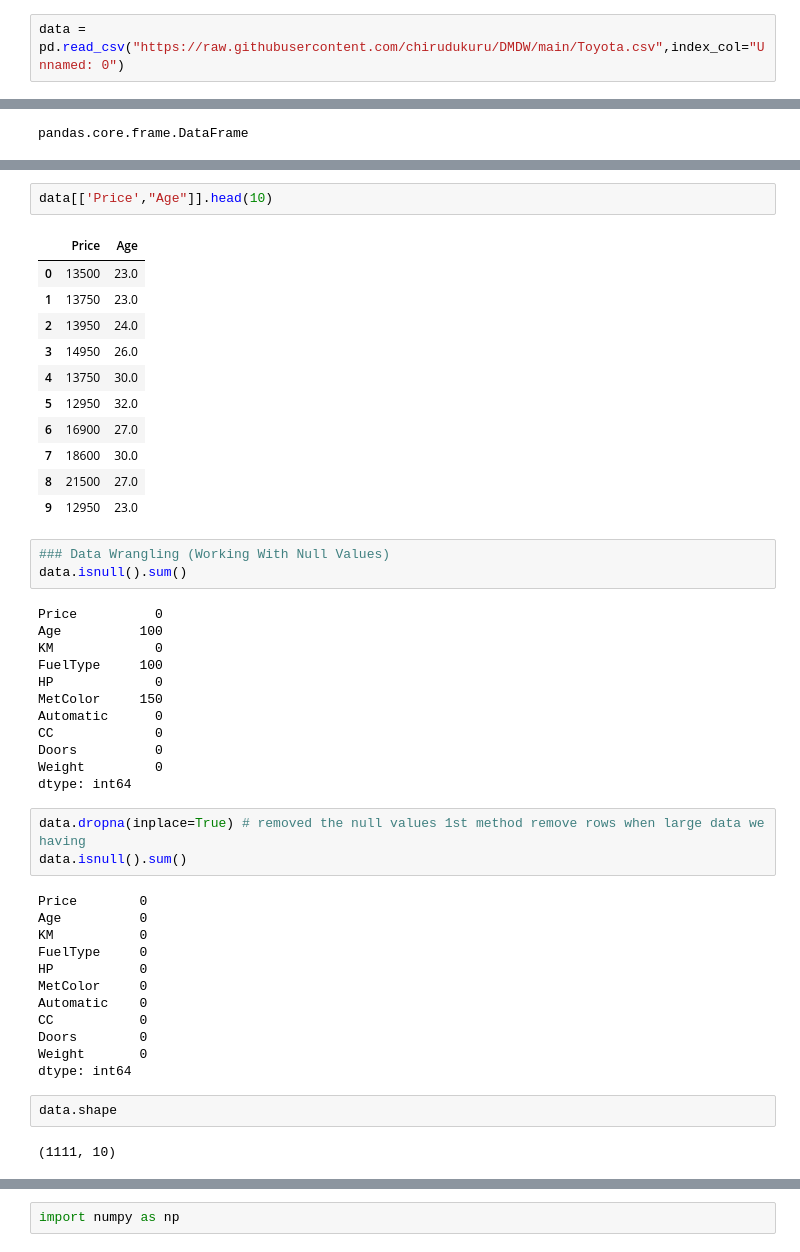
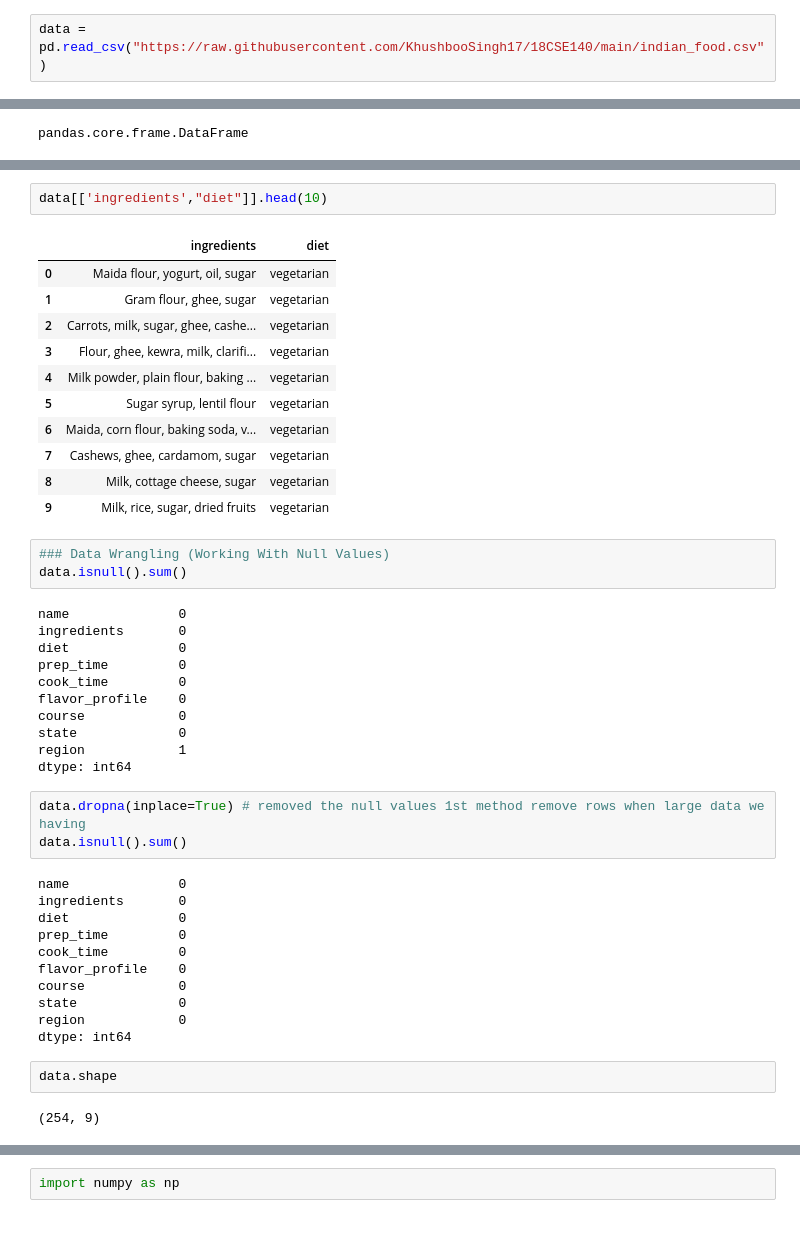
Before and after one commit to KhushbooSingh17/18CSE140, a Jupyter notebook: Assignment2.ipynb, the cells around one changed output, grey strips where cells are left out. Saved outputs shown, nothing was run; the diff lists cells and outputs as text.

```diff
--- a/Assignment2.ipynb
+++ b/Assignment2.ipynb
@@ -26,5 +26,5 @@ data
 # %%
-data = pd.read_csv("https://raw.githubusercontent.com/chirudukuru/DMDW/main/Toyota.csv",index_col="Unnamed: 0")
+data = pd.read_csv("https://raw.githubusercontent.com/KhushbooSingh17/18CSE140/main/indian_food.csv")
 # %%
 data
 # %% [output]
@@ -110,49 +106,47 @@ data.head(3)
 # %%
-data[['Price',"Age"]].head(10)
+data[['ingredients',"diet"]].head(10)
 # %% [output]
-|  | Price | Age |
-| 0 | 13500 | 23.0 |
-| 1 | 13750 | 23.0 |
-| 2 | 13950 | 24.0 |
-| 3 | 14950 | 26.0 |
-| 4 | 13750 | 30.0 |
-| 5 | 12950 | 32.0 |
-| 6 | 16900 | 27.0 |
-| 7 | 18600 | 30.0 |
-| 8 | 21500 | 27.0 |
-| 9 | 12950 | 23.0 |
+|  | ingredients | diet |
+| 0 | Maida flour, yogurt, oil, sugar | vegetarian |
+| 1 | Gram flour, ghee, sugar | vegetarian |
+| 2 | Carrots, milk, sugar, ghee, cashe... | vegetarian |
+| 3 | Flour, ghee, kewra, milk, clarifi... | vegetarian |
+| 4 | Milk powder, plain flour, baking ... | vegetarian |
+| 5 | Sugar syrup, lentil flour | vegetarian |
+| 6 | Maida, corn flour, baking soda, v... | vegetarian |
+| 7 | Cashews, ghee, cardamom, sugar | vegetarian |
+| 8 | Milk, cottage cheese, sugar | vegetarian |
+| 9 | Milk, rice, sugar, dried fruits | vegetarian |
 # %%
 ### Data Wrangling (Working With Null Values)
 data.isnull().sum()
 # %% [output]
-Price          0
-Age          100
-KM             0
-FuelType     100
-HP             0
-MetColor     150
-Automatic      0
-CC             0
-Doors          0
-Weight         0
+name              0
+ingredients       0
+diet              0
+prep_time         0
+cook_time         0
+flavor_profile    0
+course            0
+state             0
+region            1
 dtype: int64
 # %%
 data.dropna(inplace=True) # removed the null values 1st method remove rows when large data we having
 data.isnull().sum()
 # %% [output]
-Price        0
-Age          0
-KM           0
-FuelType     0
-HP           0
-MetColor     0
-Automatic    0
-CC           0
-Doors        0
-Weight       0
+name              0
+ingredients       0
+diet              0
+prep_time         0
+cook_time         0
+flavor_profile    0
+course            0
+state             0
+region            0
 dtype: int64
 # %%
 data.shape
 # %% [output]
-(1111, 10)
+(254, 9)
 # %%
```
Also changed, not shown: parts of 14 cells of this notebook.
